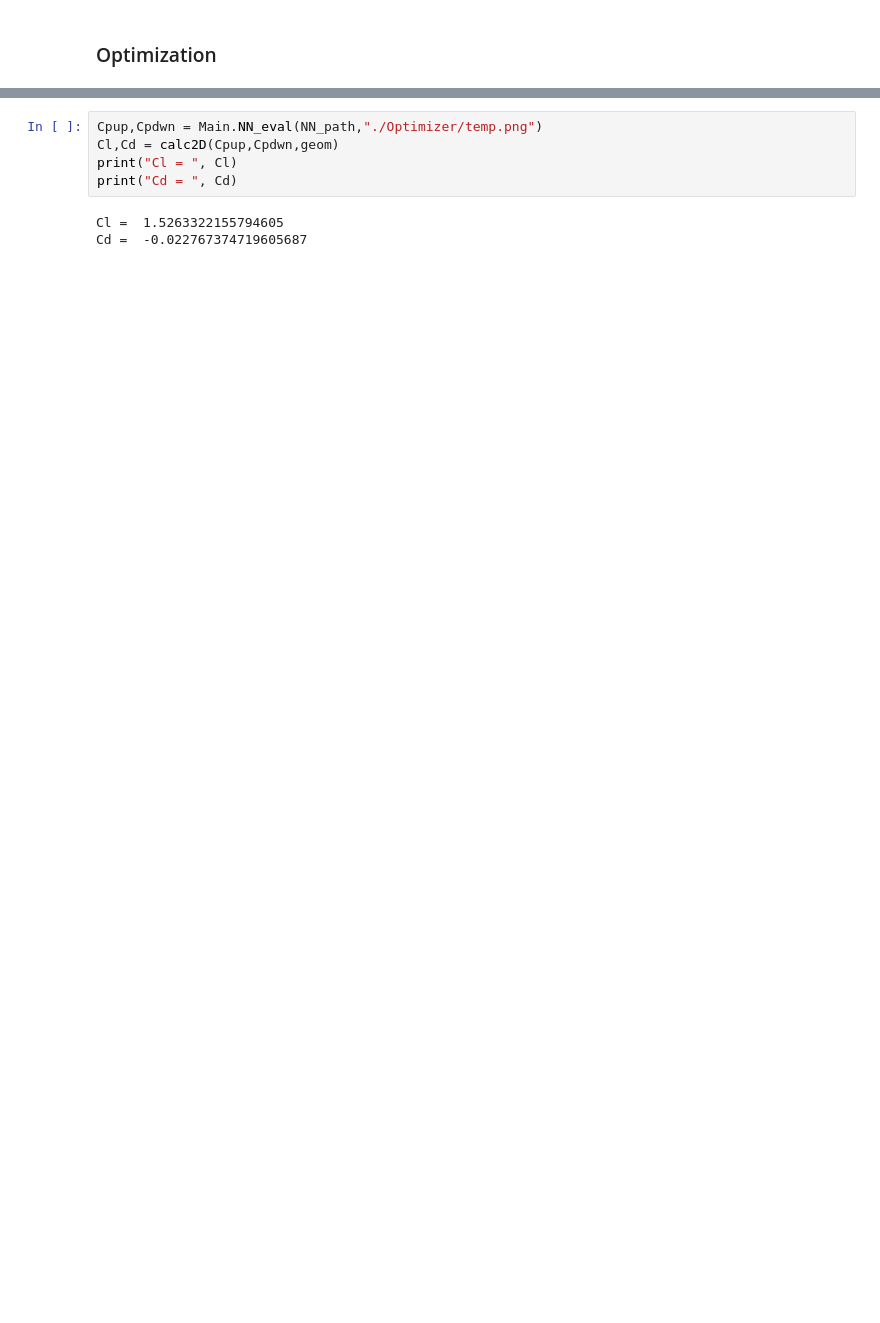
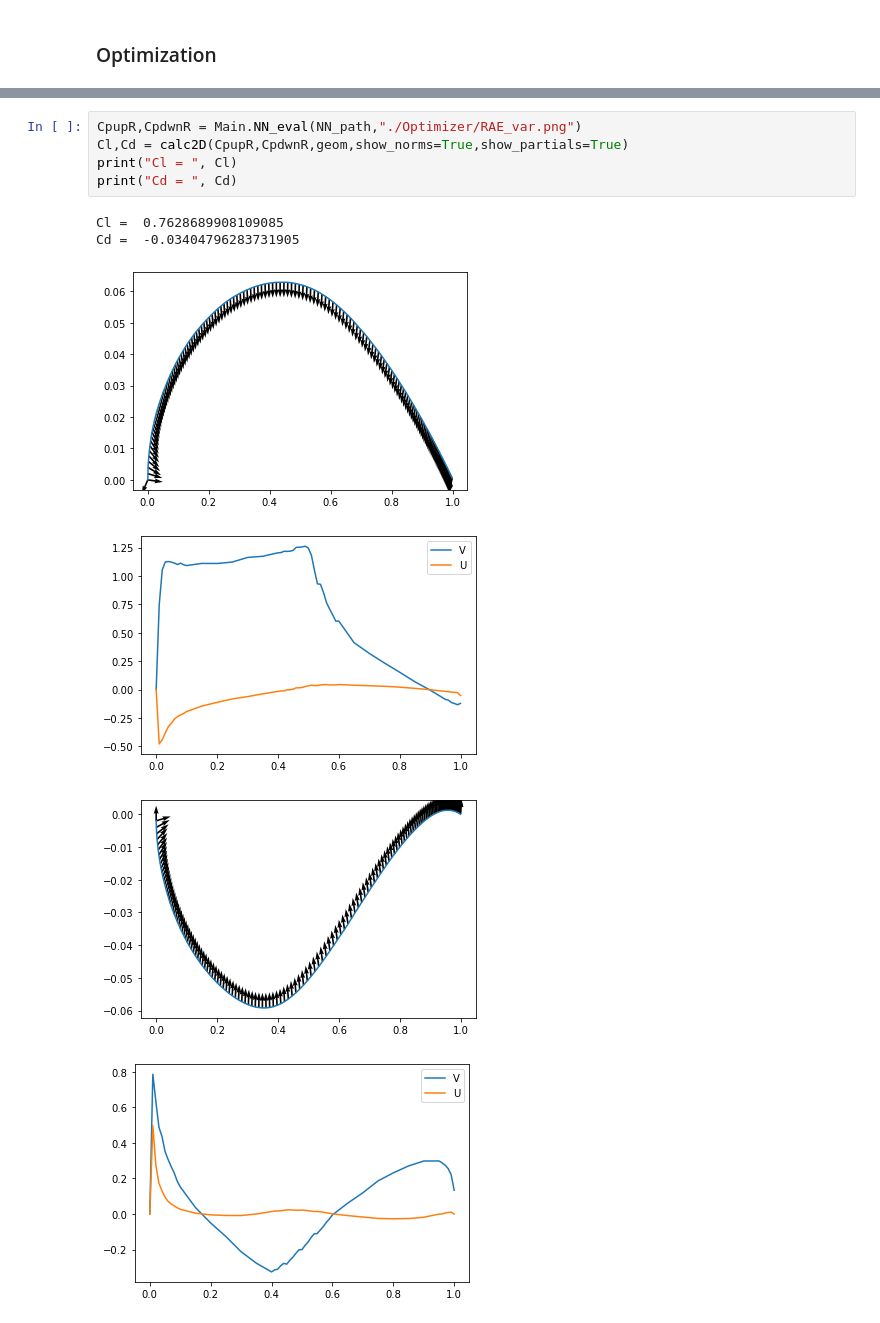
Before and after one commit to KonstantinosRekoumis/CFD_CNN_Diploma-Thesis, a Jupyter notebook: Optimizer/optim.ipynb, the cells around one changed output, grey strips where cells are left out. Saved outputs shown, nothing was run; the diff lists cells and outputs as text; blank space fills up the shorter version.

```diff
--- a/Optimizer/optim.ipynb
+++ b/Optimizer/optim.ipynb
@@ -219,8 +299,12 @@ Rate dwn =  [-0.00010464]
 # %%
-Cpup,Cpdwn = Main.NN_eval(NN_path,"./Optimizer/temp.png")
-Cl,Cd = calc2D(Cpup,Cpdwn,geom)
+CpupR,CpdwnR = Main.NN_eval(NN_path,"./Optimizer/RAE_var.png")
+Cl,Cd = calc2D(CpupR,CpdwnR,geom,show_norms=True,show_partials=True)
 print("Cl = ", Cl)
 print("Cd = ", Cd)
 # %% [output]
-Cl =  1.5263322155794605
-Cd =  -0.022767374719605687
+Cl =  0.7628689908109085
+Cd =  -0.03404796283731905
+[figure, added]
+[figure, added]
+[figure, added]
+[figure, added]
```
Also changed, not shown: parts of 11 cells of this notebook, 6 other files.
